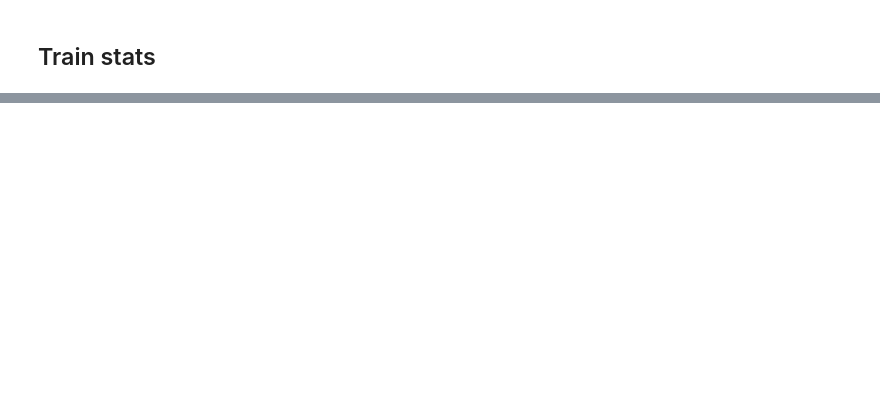
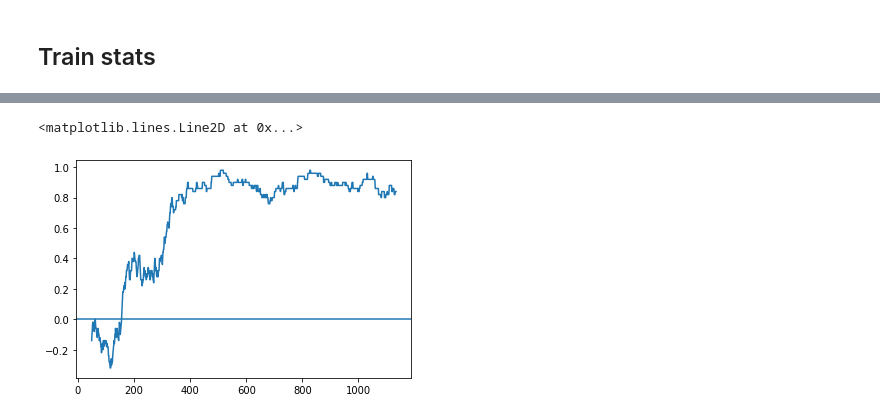
Before and after one commit to HumanCompatibleAI/better-adversarial-defenses, a Jupyter notebook: rpc_poc.ipynb, the cells around one changed output, grey strips where cells are left out. Saved outputs shown, nothing was run; the diff lists cells and outputs as text; code cells hidden in the pictures; blank space fills up the shorter version.

```diff
--- a/rpc_poc.ipynb
+++ b/rpc_poc.ipynb
@@ -253,0 +353,3 @@ rew
+# %%
+A1.do_train = True
+estimated_agent.do_train = False
@@ -253,0 +369,6 @@ rew
+# %%
+plt.plot(pd.Series(A1.reward_by_opponent[A2]).rolling(50).mean())
+plt.axhline(0)
+# %% [output]
+<matplotlib.lines.Line2D at 0x...>
+[figure, added]
```
Also changed, not shown: parts of 27 cells of this notebook.
